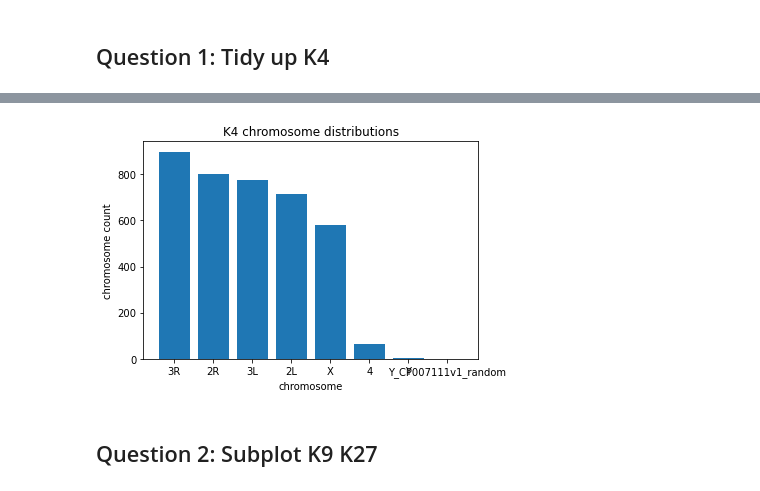
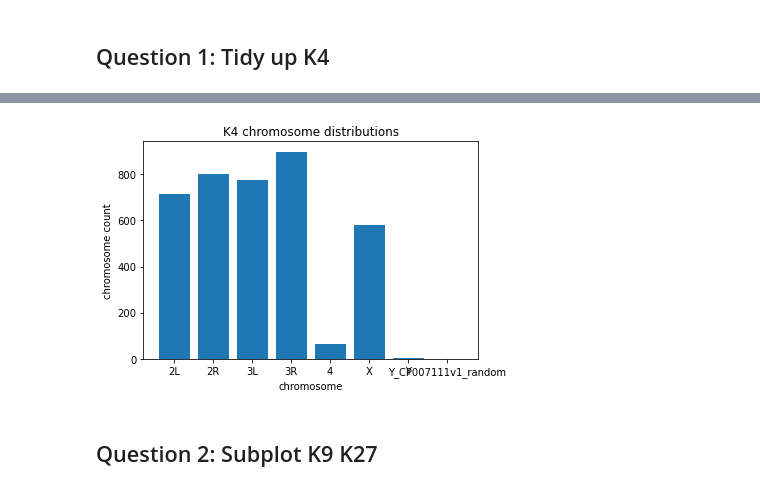
Before and after one commit to axu-bioinfo/qbb2020-answers, a Jupyter notebook: day1-lunch/exercise_2_lunch.ipynb, the cells around one changed output, grey strips where cells are left out. Saved outputs shown, nothing was run; the diff lists cells and outputs as text; code cells hidden in the pictures.

Commit message:
finally got the chromosomes graphed in order

```diff
--- a/day1-lunch/exercise_2_lunch.ipynb
+++ b/day1-lunch/exercise_2_lunch.ipynb
@@ -122,3 +122,6 @@ plt.show()
 [figure]
 # %% [markdown]
 ## Question 1: Tidy up K4
+# %%
+sort_chr_k4 = chr_k4.sort_index()
+sort_chr_k4
@@ -125,13 +138,13 @@ plt.show()
 # %%
 #what do you mean by plot chromosomes in order
 fig, ax = plt.subplots()
-ax.bar( chr_k4.index, chr_k4)
+ax.bar(sort_chr_k4.index, sort_chr_k4)
 ax.title.set_text("K4 chromosome distributions")
 ax.set_xlabel("chromosome")
 ax.set_ylabel("chromosome count")
 plt.show()
 # %% [output]
-[figure, old version]
+[figure, new version]
 # %% [markdown]
 ## Question 2: Subplot K9 K27
 # %%
```
Also changed, not shown: parts of 2 cells of this notebook.
